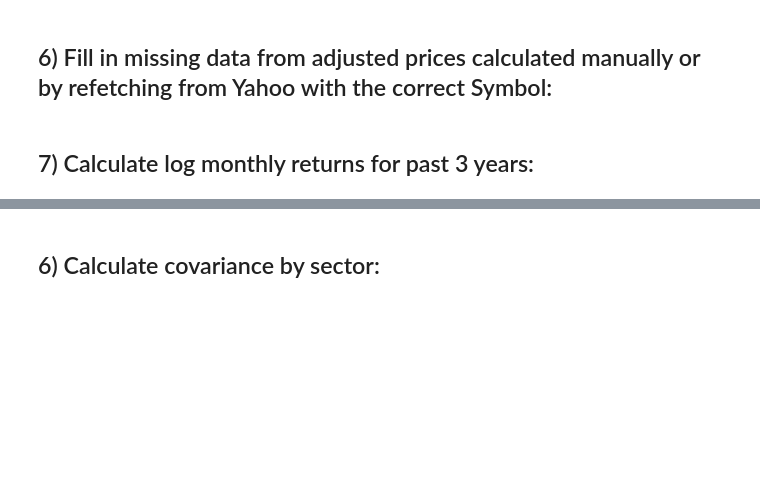
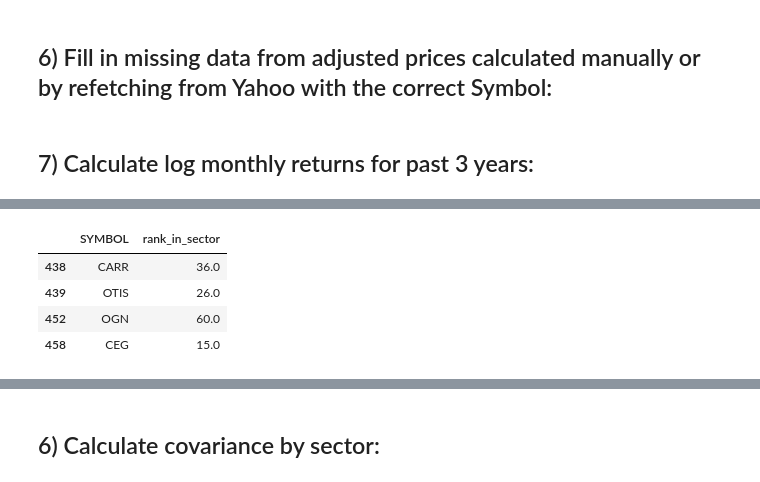
Before and after one commit to rebecca-di-francesco-bfh/sectoral-decarbonization, a Jupyter notebook: create_datasets.ipynb, the cells around one changed output, grey strips where cells are left out. Cells and saved outputs as stored; diff of their text form; code cells hidden in the pictures; blank space fills up the shorter version.

```diff
--- a/create_datasets.ipynb
+++ b/create_datasets.ipynb
@@ -740,0 +759,10 @@ log_returns = log_returns.loc[log_returns.index >= datetime(2020, 12, 15)]
+# %%
+gics['rank_in_sector'] = gics.groupby('GICS Sector')['weight_in_sector'].rank(ascending=False)
+# %%
+gics.loc[gics['SYMBOL'].isin(['OTIS', 'CARR', 'OGN', 'CEG']), ['SYMBOL', 'rank_in_sector']] # we keep otis and carr, exclude ogn and ceg
+# %% [output]
+|  | SYMBOL | rank_in_sector |
+| 438 | CARR | 36.0 |
+| 439 | OTIS | 26.0 |
+| 452 | OGN | 60.0 |
+| 458 | CEG | 15.0 |
```
Also changed, not shown: parts of 15 cells of this notebook, 2 other files.
